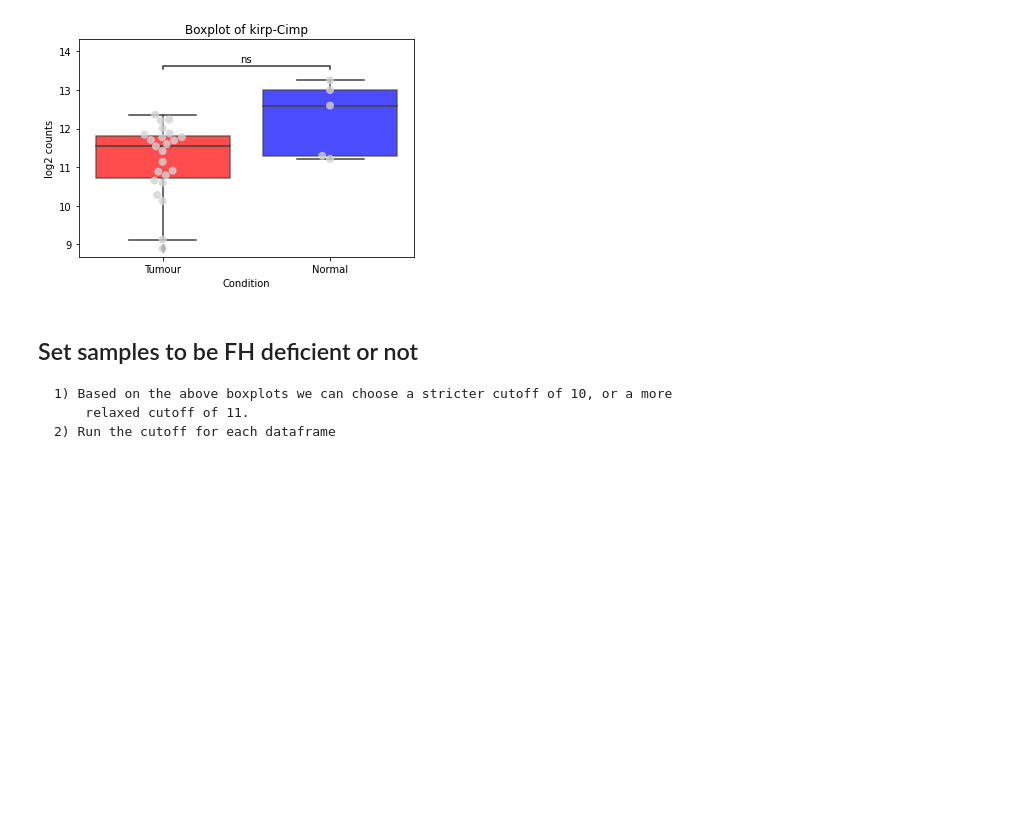
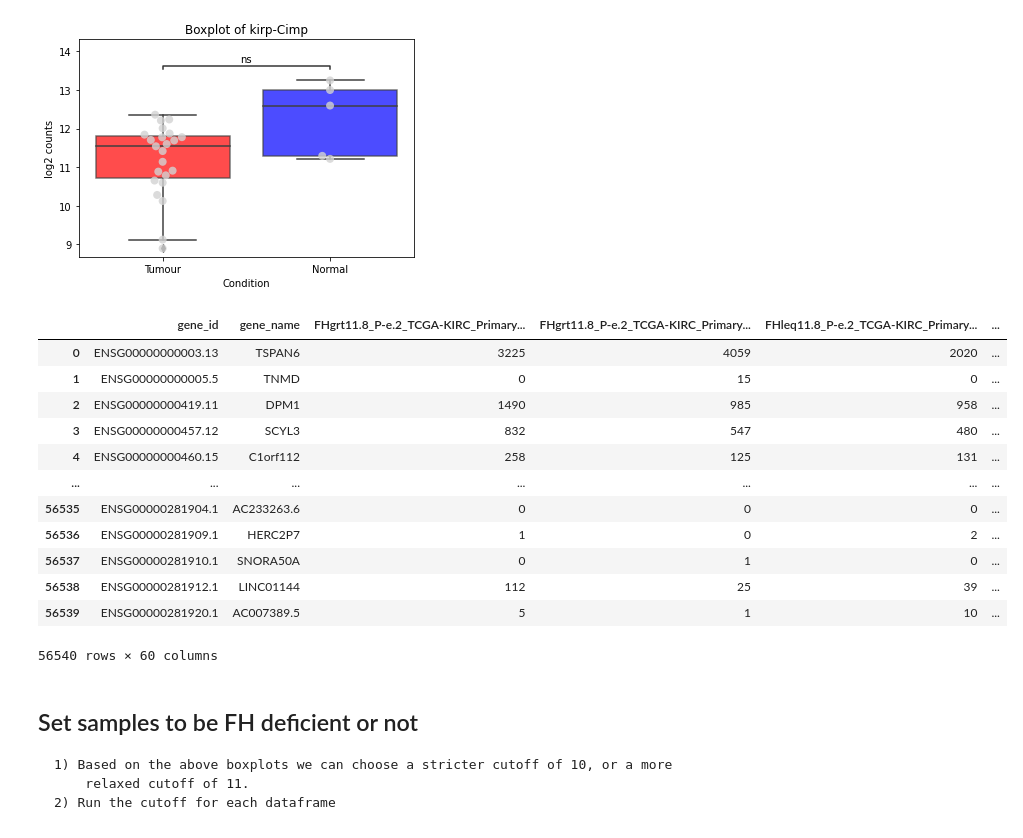
Before and after one commit to ArianeMora/KIRP_HIRA, a Jupyter notebook: KIRP_type2/KIRP_DNAMethylation.ipynb, the cells around one changed output. Cells and saved outputs as stored; diff of their text form; code cells hidden in the pictures; blank space fills up the shorter version.

```diff
--- a/KIRP_type2/KIRP_DNAMethylation.ipynb
+++ b/KIRP_type2/KIRP_DNAMethylation.ipynb
@@ -379,3 +379,20 @@ pe2_df.to_csv('/Users/ariane/Documents/code/hk2fh/r_projects/DEseq2/P-e.2_TCGA.R
+# %%
+pe2_df = pd.read_csv('data/annotated-rna_kirp-Pe2_20200814.csv')
+pe2_df
+# %% [output]
+|  | gene_id | gene_name | FHgrt11.8_P-e.2_TCGA-KIRC_Primary... | FHgrt11.8_P-e.2_TCGA-KIRC_Primary... | FHleq11.8_P-e.2_TCGA-KIRC_Primary... | ... |
+| 0 | ENSG00000000003.13 | TSPAN6 | 3225 | 4059 | 2020 | ... |
+| 1 | ENSG00000000005.5 | TNMD | 0 | 15 | 0 | ... |
+| 2 | ENSG00000000419.11 | DPM1 | 1490 | 985 | 958 | ... |
+| 3 | ENSG00000000457.12 | SCYL3 | 832 | 547 | 480 | ... |
+| 4 | ENSG00000000460.15 | C1orf112 | 258 | 125 | 131 | ... |
+| ... | ... | ... | ... | ... | ... | ... |
+| 56535 | ENSG00000281904.1 | AC233263.6 | 0 | 0 | 0 | ... |
+| 56536 | ENSG00000281909.1 | HERC2P7 | 1 | 0 | 2 | ... |
+| 56537 | ENSG00000281910.1 | SNORA50A | 0 | 1 | 0 | ... |
+| 56538 | ENSG00000281912.1 | LINC01144 | 112 | 25 | 39 | ... |
+| 56539 | ENSG00000281920.1 | AC007389.5 | 5 | 1 | 10 | ... |
+56540 rows × 60 columns
 # %% [markdown]
 ## Set samples to be FH deficient or not
 
```
Also changed, not shown: parts of 16 cells of this notebook, 21 other files.
